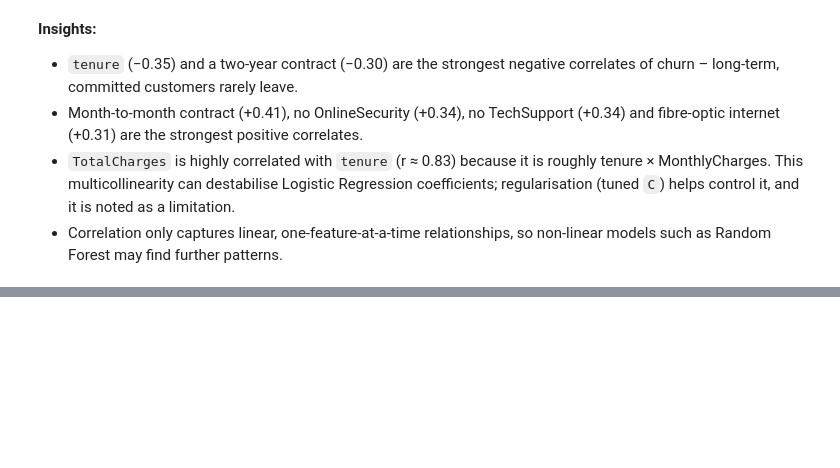
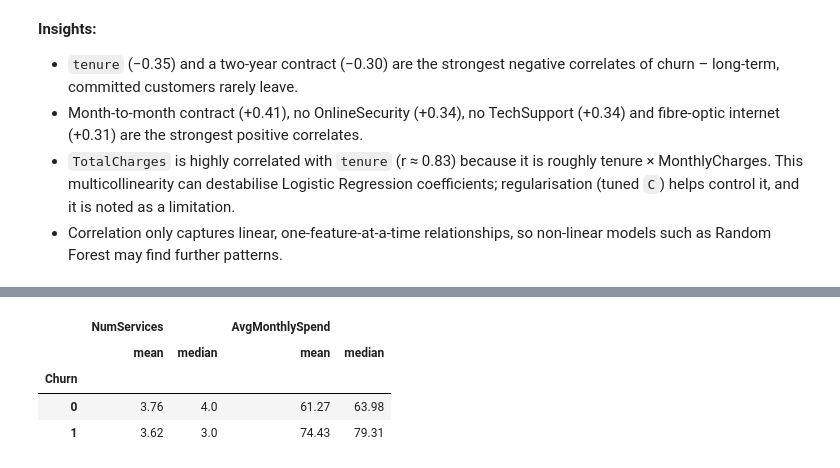
Before and after one commit to charuka200/telco-churn-ml, a Jupyter notebook: Telco_Churn_Coursework.ipynb, the cells around one changed output, grey strips where cells are left out. Drawn from its saved outputs; the diff is of its cells as text; code cells hidden in the pictures; blank space fills up the shorter version.

```diff
--- a/Telco_Churn_Coursework.ipynb
+++ b/Telco_Churn_Coursework.ipynb
@@ -361,0 +430,9 @@ print(df[num_cols].corr().round(3))
+# %%
+# Do the engineered features differ between churners and non-churners?
+data.groupby('Churn')[['NumServices', 'AvgMonthlySpend']].agg(['mean', 'median']).round(2)
+# %% [output]
+|  | NumServices |  | AvgMonthlySpend |  |
+|  | mean | median | mean | median |
+| Churn |  |  |  |  |
+| 0 | 3.76 | 4.0 | 61.27 | 63.98 |
+| 1 | 3.62 | 3.0 | 74.43 | 79.31 |
```
Also changed, not shown: parts of 6 cells of this notebook.
